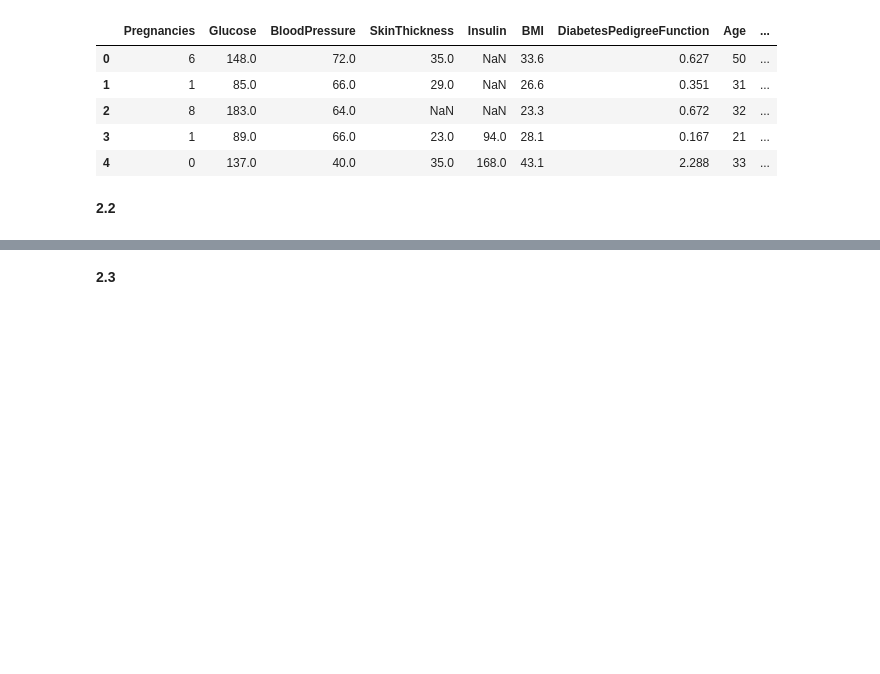
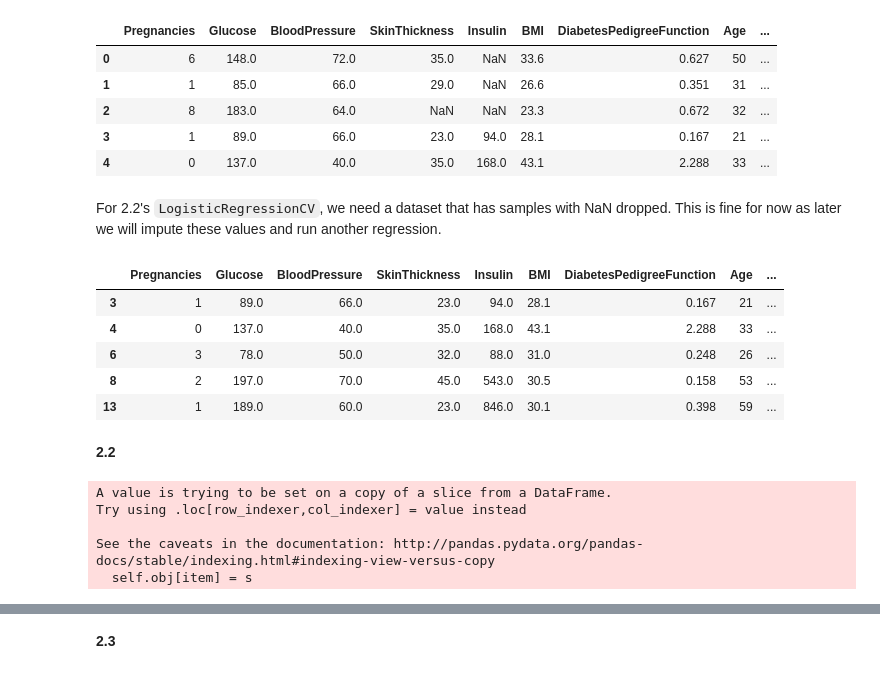
Before and after one commit to tmaounis/cs109a_hw6, a Jupyter notebook: cs109a_hw6_109.ipynb, the cells around one changed output, grey strips where cells are left out. Drawn from its saved outputs; the diff is of its cells as text; code cells hidden in the pictures; blank space fills up the shorter version.

```diff
--- a/cs109a_hw6_109.ipynb
+++ b/cs109a_hw6_109.ipynb
@@ -264,5 +264,17 @@ pima_nan_df.head()
 | 2 | 8 | 183.0 | 64.0 | NaN | NaN | 23.3 | 0.672 | 32 | ... |
 | 3 | 1 | 89.0 | 66.0 | 23.0 | 94.0 | 28.1 | 0.167 | 21 | ... |
 | 4 | 0 | 137.0 | 40.0 | 35.0 | 168.0 | 43.1 | 2.288 | 33 | ... |
+# %% [markdown]
+For 2.2's `LogisticRegressionCV`, we need a dataset that has samples with NaN dropped. This is fine for now as later we will impute these values and run another regression.
+# %%
+pima_drop_df = pima_nan_df.dropna(axis=0, how="any")
+pima_drop_df.head()
+# %% [output]
+|  | Pregnancies | Glucose | BloodPressure | SkinThickness | Insulin | BMI | DiabetesPedigreeFunction | Age | ... |
+| 3 | 1 | 89.0 | 66.0 | 23.0 | 94.0 | 28.1 | 0.167 | 21 | ... |
+| 4 | 0 | 137.0 | 40.0 | 35.0 | 168.0 | 43.1 | 2.288 | 33 | ... |
+| 6 | 3 | 78.0 | 50.0 | 32.0 | 88.0 | 31.0 | 0.248 | 26 | ... |
+| 8 | 2 | 197.0 | 70.0 | 45.0 | 543.0 | 30.5 | 0.158 | 53 | ... |
+| 13 | 1 | 189.0 | 60.0 | 23.0 | 846.0 | 30.1 | 0.398 | 59 | ... |
 # %% [markdown]
 **2.2**
@@ -271,2 +299,13 @@ df_train, df_test = train_test_split(pima_df, random_state=9001, test_size=0.25)
+# %%
+df_train, df_test = train_test_split(pima_drop_df, random_state=9001, test_size=0.25) #split on dropped NaN data
+targets=["Outcome"]
+x_cols = pima_df.columns.difference(targets)
+df_train, df_test = normalize_dfs(x_cols, df_train, df_test) #normalize data
+# %% [output]
+A value is trying to be set on a copy of a slice from a DataFrame.
+Try using .loc[row_indexer,col_indexer] = value instead
+
+See the caveats in the documentation: http://pandas.pydata.org/pandas-docs/stable/indexing.html#indexing-view-versus-copy
+  self.obj[item] = s
 # %%
 # Ask about Normalize vs Standardize?????????
```
Also changed, not shown: parts of 8 cells of this notebook.
